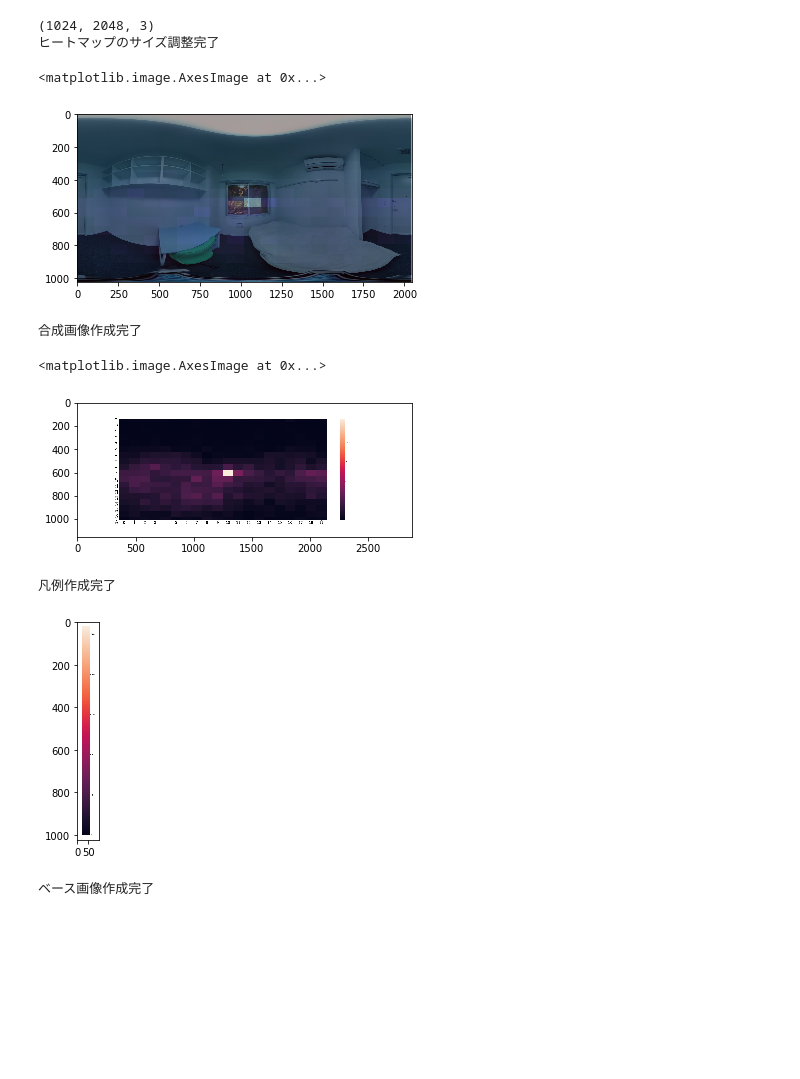
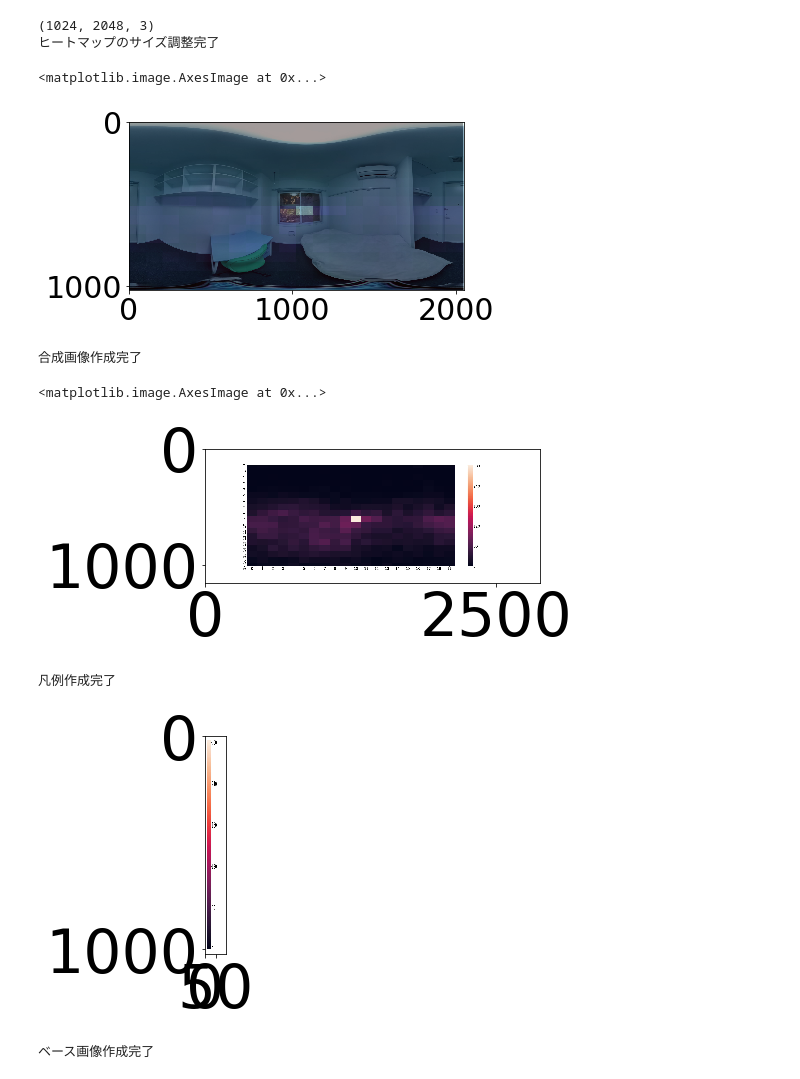
Before and after one commit to Tani-Q/heatmap_project, a Jupyter notebook: panorama_user_eventヒートマップ-type5.ipynb, the cells around one changed output. Drawn from its saved outputs; the diff is of its cells as text; code cells hidden in the pictures; blank space fills up the shorter version.

```diff
--- a/panorama_user_eventヒートマップ-type5.ipynb
+++ b/panorama_user_eventヒートマップ-type5.ipynb
@@ -241,10 +241,12 @@ vmax:208
 # %%
 #凡例付きヒートマップ作成
 hm_name = "./tmp/hm_org.jpg"
+hm_name_sample = "./tmp/hm_org.jpg"
 colorbar = True
 plt.figure(figsize=(40,16))
 #fig, ax = plt.subplots(figsize=(32,16))
 plt.tick_params(labelsize=30)
+plt.rcParams["font.size"] = 60
 sns.heatmap(lst_2d,vmin=0, vmax=v_max)
 #sns.heatmap(lst_2d,vmin=0, vmax=5)
 plt.savefig(hm_name_sample )
@@ -403,7 +405,7 @@ blended = cv2.addWeighted(src1=img,alpha=0.6,src2=img2_1,beta=0.4,gamma=0.3)
 plt.imshow(blended)
 # %% [output]
 <matplotlib.image.AxesImage at 0x...>
-[figure, old version]
+[figure, new version]
 # %%
 #合成後画像保存
 cv2.imwrite('./tmp/blended_test.jpg', blended) # <- dirをつける
@@ -417,17 +419,17 @@ im = Image.open(hm_name_sample)
 plt.imshow(im)
 # %% [output]
 <matplotlib.image.AxesImage at 0x...>
-[figure, old version]
+[figure, new version]
 # %%
 #凡例切り出し&resize
-im_crop = im.crop((2230,120,2350,1030))
+im_crop = im.crop((2230,120,2480,1030))
 im_crop_rsize = im_crop.resize((100,1024))
 plt.imshow(im_crop_rsize)
 im_crop_rsize.save('./tmp/colorbar_crop.jpg', quality=100) # <- dirをつける
 print('凡例作成完了')
 # %% [output]
 凡例作成完了
-[figure, old version]
+[figure, new version]
 # %%
 #ブランク画像作成
 height = 1024
```
Also changed, not shown: parts of 5 cells of this notebook, 2 other files.
